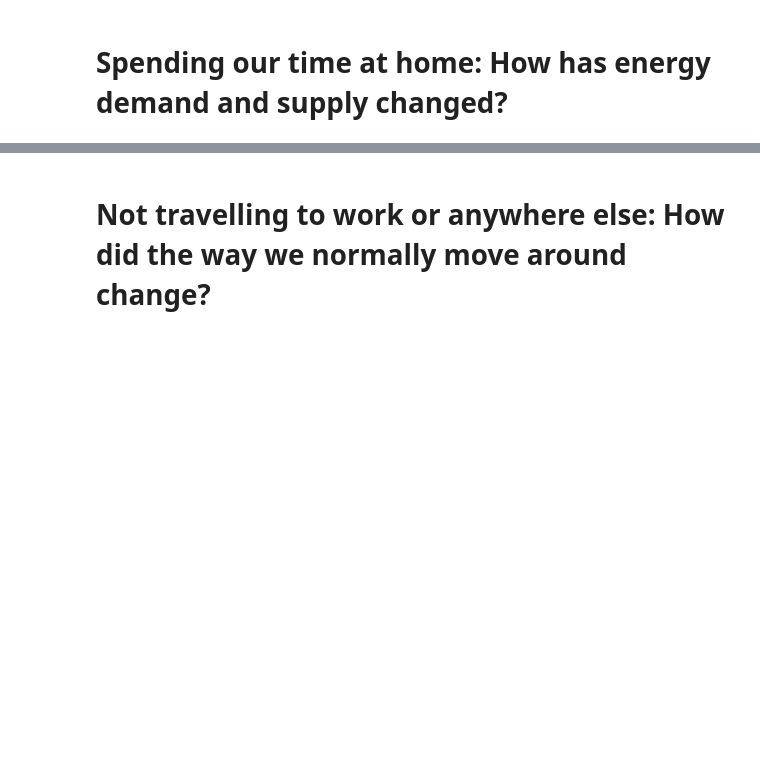
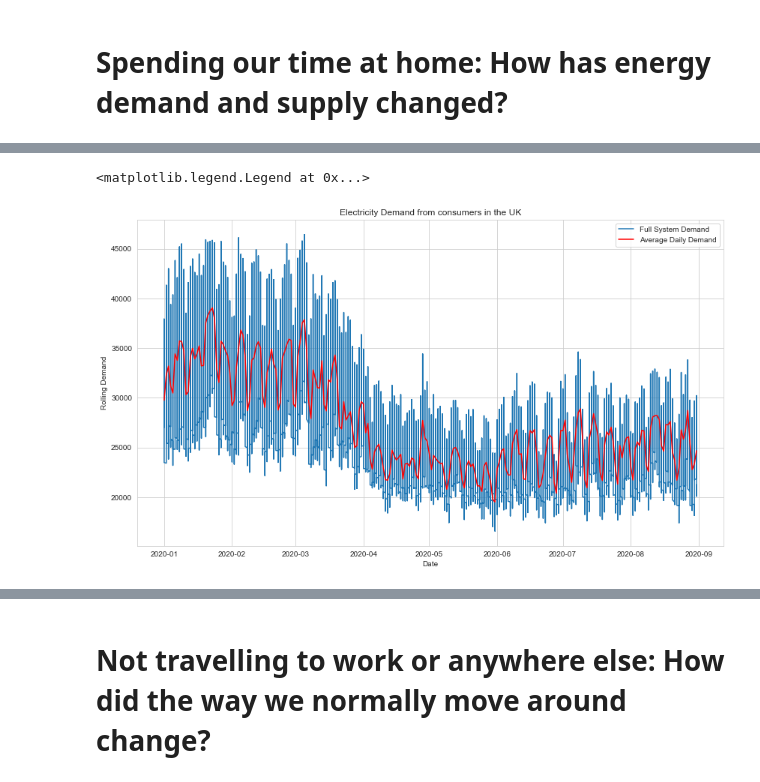
Before and after one commit to ErikaNicole/Covid19-Environmental-and-Economic-Analysis, a Jupyter notebook: final_project/Final Project Team P.ipynb, the cells around one changed output, grey strips where cells are left out. Cells and saved outputs as stored; diff of their text form; code cells hidden in the pictures; blank space fills up the shorter version.

```diff
--- a/final_project/Final Project Team P.ipynb
+++ b/final_project/Final Project Team P.ipynb
@@ -57,0 +67,14 @@ Text(0.5, 1.0, 'Stringency Index in the UK')
+# %%
+demand_full = pd.read_excel('data/cfg_data.xlsx', sheet_name = 'demand_full')
+demand_daily = pd.read_excel('data/cfg_data.xlsx', sheet_name = 'demand_daily')
+
+plt.plot(demand_full['Date'],demand_full['Demand'],label='Full System Demand')
+plt.plot(demand_daily['Date'],demand_daily['avdemand'],label='Average Daily Demand', color='red')
+
+plt.xlabel('Date')
+plt.ylabel('Rolling Demand')
+plt.title('Electricity Demand from consumers in the UK')
+plt.legend()
+# %% [output]
+<matplotlib.legend.Legend at 0x...>
+[figure, added]
```
Also changed, not shown: parts of 30 cells of this notebook.
